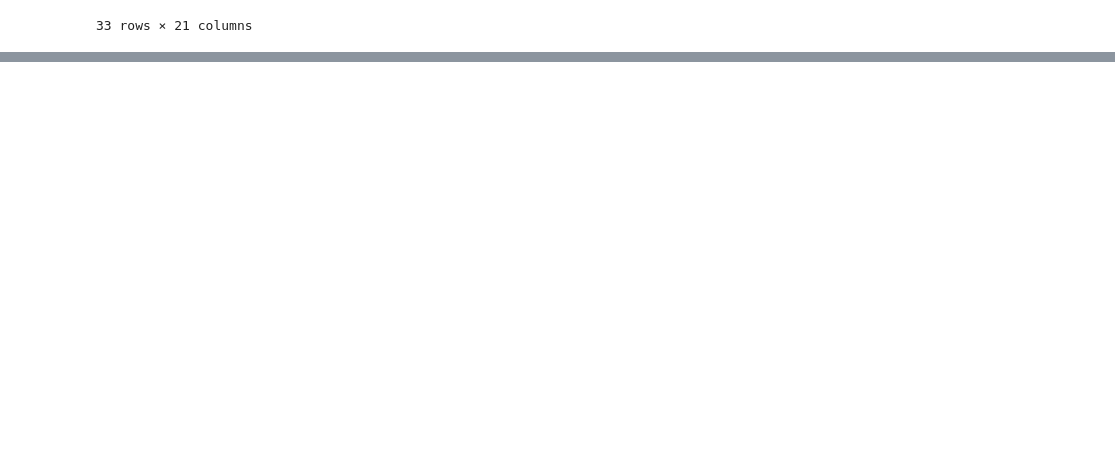
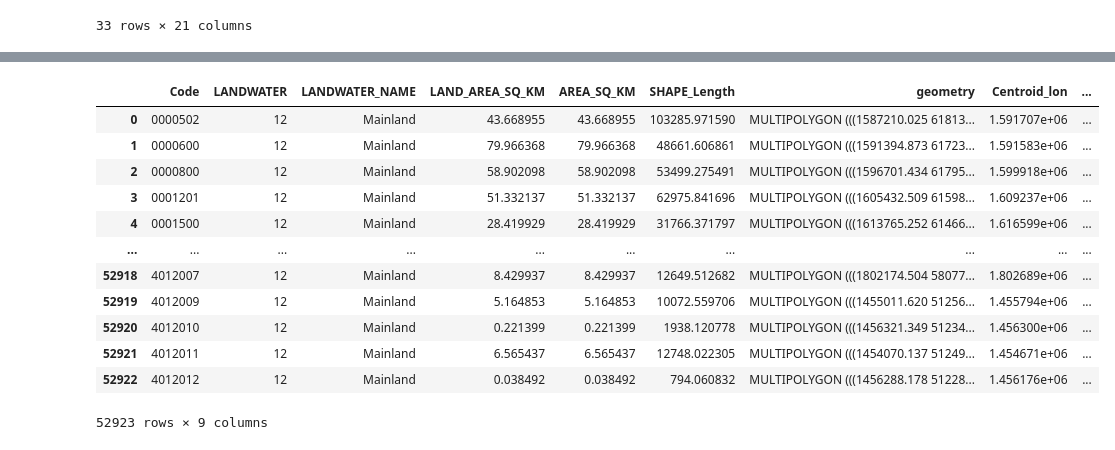
Before and after one commit to UoA-eResearch/auckland-housing, a Jupyter notebook: phase2.ipynb, the cells around one changed output, grey strips where cells are left out. Saved outputs shown, nothing was run; the diff lists cells and outputs as text; code cells hidden in the pictures; blank space fills up the shorter version.

Commit message:
initial code for meshblock 2018 dataset

```diff
--- a/phase2.ipynb
+++ b/phase2.ipynb
@@ -368,0 +375,21 @@ df.to_csv("output/Local_Area.csv")
+# %%
+df = gpd.read_file("input/statsnzmeshblock-2018-clipped-generalised-FGDB.zip!meshblock-2018-clipped-generalised.gdb")
+# %%
+df = df.rename(columns={"MB2018_V1_00": "Code"})
+df["Centroid_lon"] = df.centroid.x
+df["Centroid_lat"] = df.centroid.y
+df
+# %% [output]
+|  | Code | LANDWATER | LANDWATER_NAME | LAND_AREA_SQ_KM | AREA_SQ_KM | SHAPE_Length | geometry | Centroid_lon | ... |
+| 0 | 0000502 | 12 | Mainland | 43.668955 | 43.668955 | 103285.971590 | MULTIPOLYGON (((1587210.025 61813... | 1.591707e+06 | ... |
+| 1 | 0000600 | 12 | Mainland | 79.966368 | 79.966368 | 48661.606861 | MULTIPOLYGON (((1591394.873 61723... | 1.591583e+06 | ... |
+| 2 | 0000800 | 12 | Mainland | 58.902098 | 58.902098 | 53499.275491 | MULTIPOLYGON (((1596701.434 61795... | 1.599918e+06 | ... |
+| 3 | 0001201 | 12 | Mainland | 51.332137 | 51.332137 | 62975.841696 | MULTIPOLYGON (((1605432.509 61598... | 1.609237e+06 | ... |
+| 4 | 0001500 | 12 | Mainland | 28.419929 | 28.419929 | 31766.371797 | MULTIPOLYGON (((1613765.252 61466... | 1.616599e+06 | ... |
+| ... | ... | ... | ... | ... | ... | ... | ... | ... | ... |
+| 52918 | 4012007 | 12 | Mainland | 8.429937 | 8.429937 | 12649.512682 | MULTIPOLYGON (((1802174.504 58077... | 1.802689e+06 | ... |
+| 52919 | 4012009 | 12 | Mainland | 5.164853 | 5.164853 | 10072.559706 | MULTIPOLYGON (((1455011.620 51256... | 1.455794e+06 | ... |
+| 52920 | 4012010 | 12 | Mainland | 0.221399 | 0.221399 | 1938.120778 | MULTIPOLYGON (((1456321.349 51234... | 1.456300e+06 | ... |
+| 52921 | 4012011 | 12 | Mainland | 6.565437 | 6.565437 | 12748.022305 | MULTIPOLYGON (((1454070.137 51249... | 1.454671e+06 | ... |
+| 52922 | 4012012 | 12 | Mainland | 0.038492 | 0.038492 | 794.060832 | MULTIPOLYGON (((1456288.178 51228... | 1.456176e+06 | ... |
+52923 rows × 9 columns
```
Also changed, not shown: parts of 5 cells of this notebook, 2 other files.
